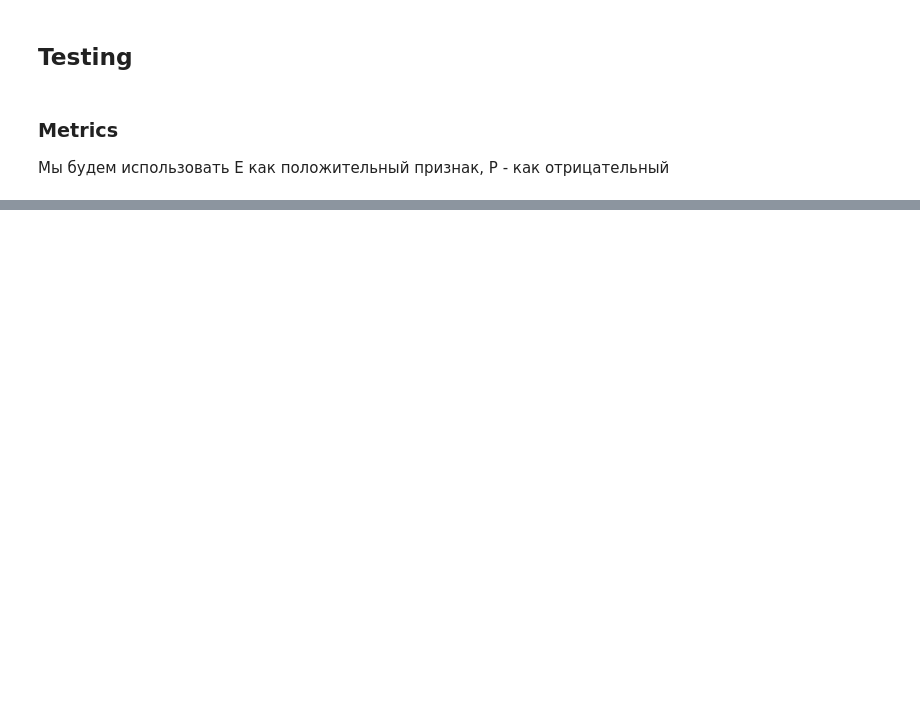
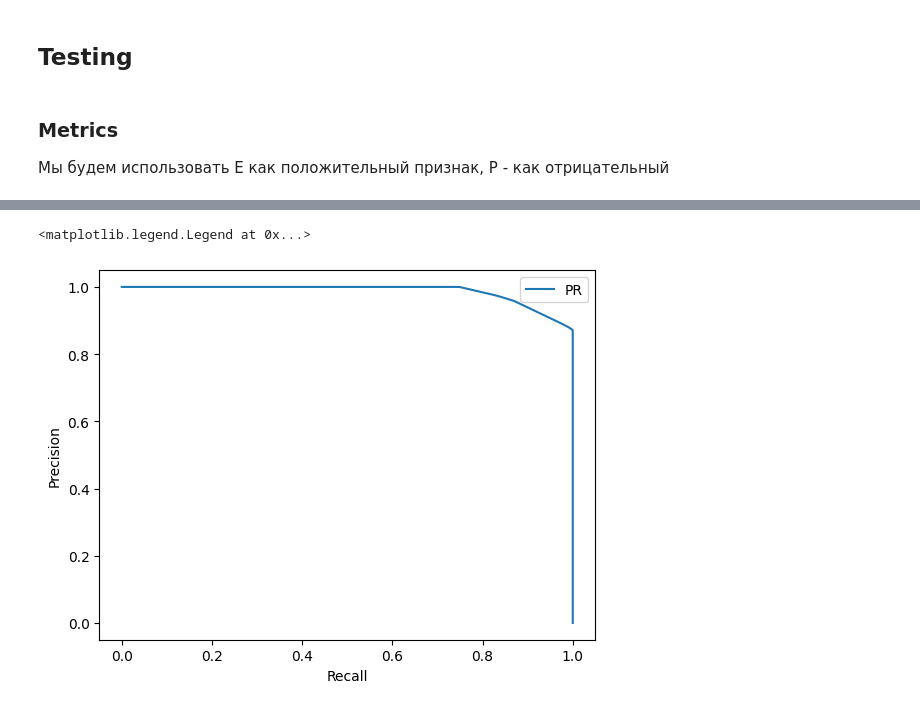
Before and after one commit to laoqiu233/itmo-ai-systems, a Jupyter notebook: lab6/lab6.ipynb, the cells around one changed output, grey strips where cells are left out. Drawn from its saved outputs; the diff is of its cells as text; code cells hidden in the pictures; blank space fills up the shorter version.

```diff
--- a/lab6/lab6.ipynb
+++ b/lab6/lab6.ipynb
@@ -263,0 +323,16 @@ Recall: 1.0
+# %%
+p = []
+r = []
+
+for th in np.arange(0, 1, 0.01):
+    conf = confusion_matrix_prob(probs, test_y, th)
+    p.append(precision(conf))
+    r.append(recall(conf))
+
+plt.plot([1] + r + [0], [0] + p + [1], label='PR')
+plt.xlabel('Recall')
+plt.ylabel('Precision')
+plt.legend()
+# %% [output]
+<matplotlib.legend.Legend at 0x...>
+[figure, added]
```
Also changed, not shown: parts of 7 cells of this notebook.
